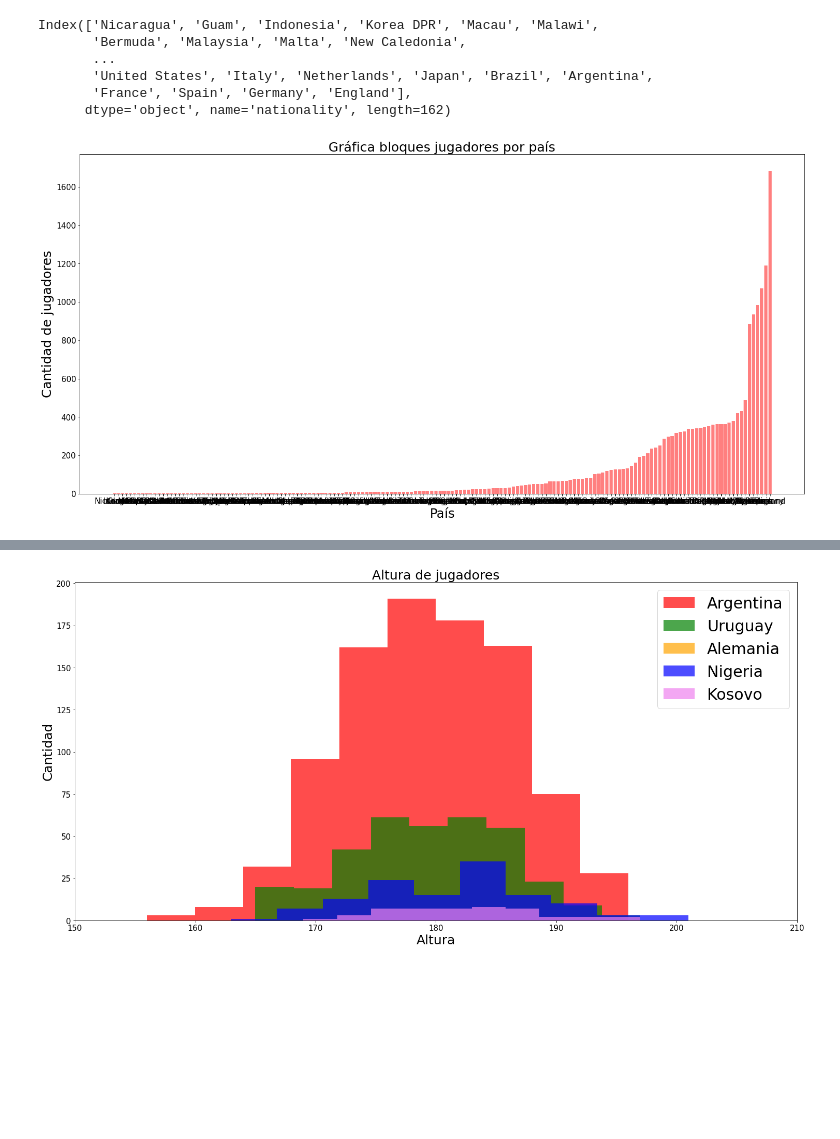
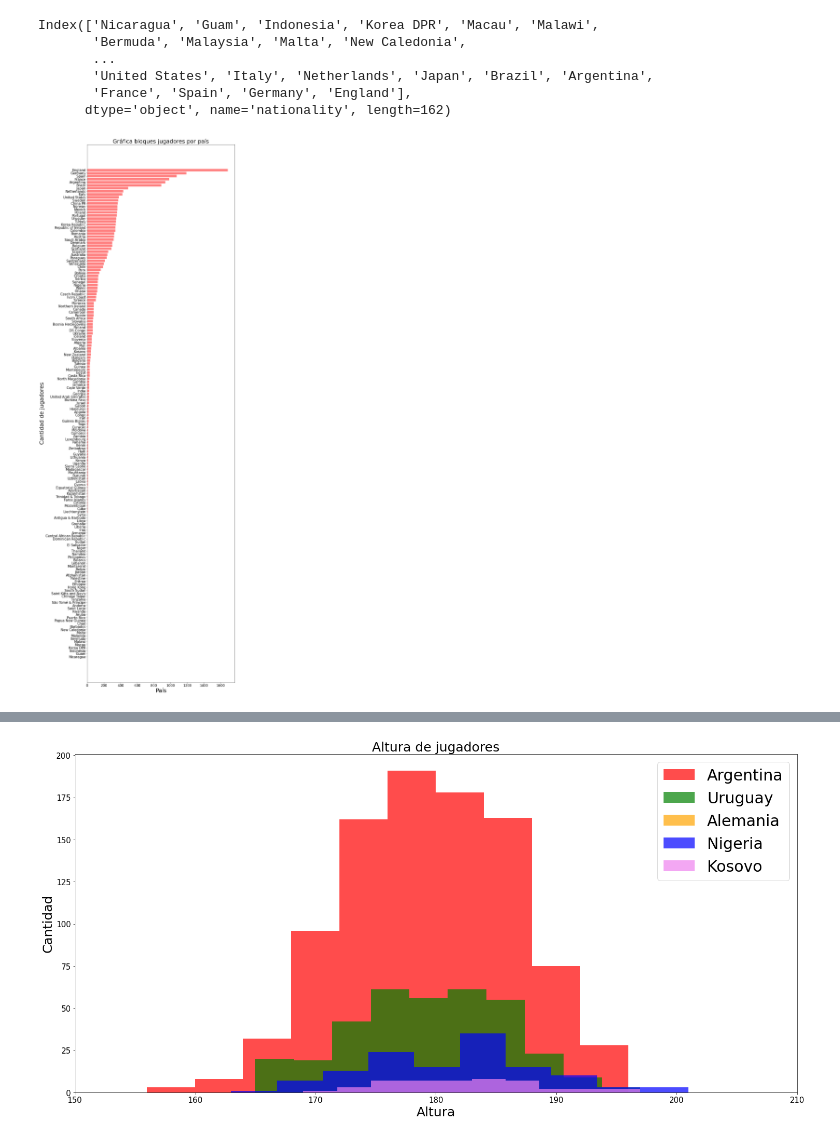
Before and after one commit to emito121/repopdaemi, a Jupyter notebook: TPs/Totalmente resueltos/TP matplot/Ejercitación-Matplotlib.ipynb, the cells around one changed output, grey strips where cells are left out. Saved outputs shown, nothing was run; the diff lists cells and outputs as text; code cells hidden in the pictures; blank space fills up the shorter version.

```diff
--- a/TPs/Totalmente resueltos/TP matplot/Ejercitación-Matplotlib.ipynb
+++ b/TPs/Totalmente resueltos/TP matplot/Ejercitación-Matplotlib.ipynb
@@ -256,15 +305,15 @@ Index(['Nicaragua', 'Guam', 'Indonesia', 'Korea DPR', 'Macau', 'Malawi',
        'France', 'Spain', 'Germany', 'England'],
       dtype='object', name='nationality', length=162)
 # %%
-fig, axs = plt.subplots(figsize = (25,12))
-axs.bar(conteos_nacionalidad.index, conteos_nacionalidad.values, color = 'red', alpha = 0.5)
+fig, axs = plt.subplots(figsize = (12,45))
+axs.barh(conteos_nacionalidad.index, conteos_nacionalidad.values, color = 'red', alpha = 0.5)
 axs.set_title('Gráfica bloques jugadores por país', fontsize = 25)
 axs.set_xlabel('País', fontsize = 25)
 axs.set_ylabel('Cantidad de jugadores', fontsize = 25)
 axs.tick_params(labelsize = 15)
 plt.show()
 # %% [output]
-[figure, old version]
+[figure, new version]
 # %%
 paises = ['Argentina', 'Uruguay', 'Alemania', 'Nigeria', 'Kosovo']
 paises_filtrados = fifa21[fifa21.isin({'nationality': paises})['nationality']]
```
Also changed, not shown: parts of 5 cells of this notebook, 1 other file.
